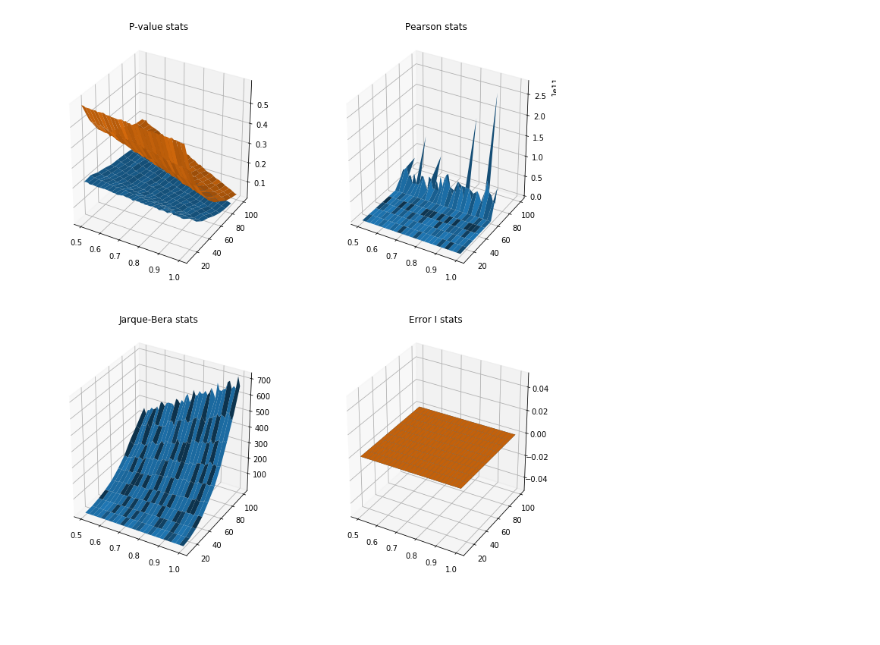
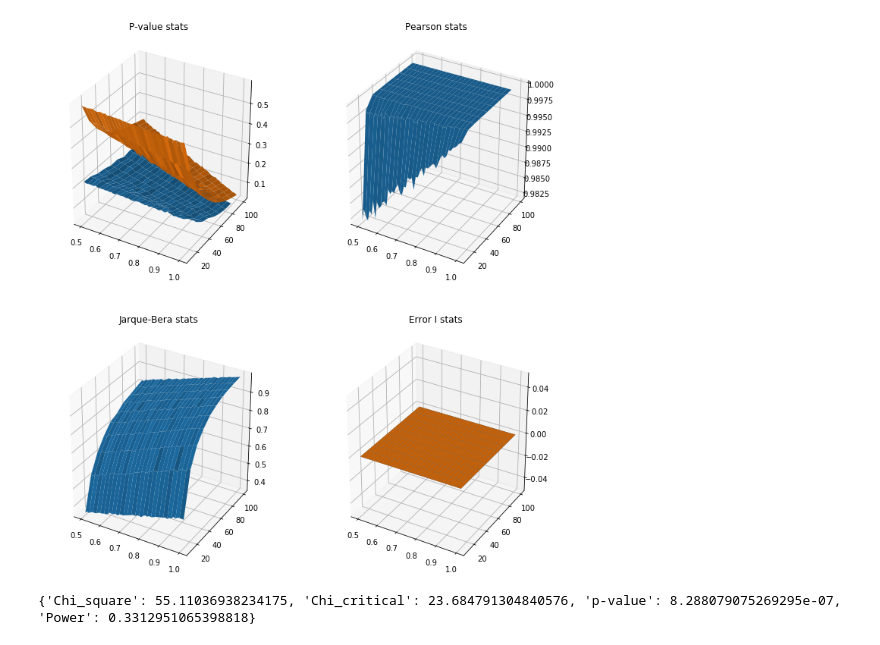
Before and after one commit to SkymeFactor/AppMath, a Jupyter notebook: Lab2/Lab-2.ipynb, the cells around one changed output. Saved outputs shown, nothing was run; the diff lists cells and outputs as text; code cells hidden in the pictures; blank space fills up the shorter version.

Commit message:
feat: statistical power added

```diff
--- a/Lab2/Lab-2.ipynb
+++ b/Lab2/Lab-2.ipynb
@@ -86,7 +86,9 @@ def pearson_test(distribution, significance_level):
     chi_critical = 2 * gammaincinv(k / 2, 1 - significance_level)
     # calculate the p-value
     p_value = 1 - chi2.cdf(chi_sqare, k)
-    return {"Chi_square" : chi_sqare, "Chi_critical" : chi_critical, "p-value" : p_value}
+    # compute the statistical power
+    power = smp.NormalIndPower().solve_power((chi_sqare - m) / sd, n, significance_level)
+    return {"Chi_square" : chi_sqare, "Chi_critical" : chi_critical, "p-value" : p_value, "Power" : power}
 
 '''
 Jarque-Bera's test function.
@@ -112,7 +114,9 @@ def jarque_bera_test (distribution):
     test_score = n/6 *(skewness**2 + kurtosis**2 / 4)
     # compute the p-value
     p_value = 1 - chi2.cdf(test_score, 2)
-    return {"Jarque_Bera" : test_score, "p-value" : p_value}
+    # compute the statistical power
+    power = smp.NormalIndPower().solve_power((test_score - m) / sd, n, 0.05)
+    return {"Jarque_Bera" : test_score, "p-value" : p_value, "Power" : power}
 # %%
 #arr = generate_distribution(100, 0)
 #print(pearson_test(arr[1], 0.05))
@@ -145,40 +149,47 @@ for it_size in enumerate(n):
             arr = generate_distribution(it_size[1], it_prob[1])
             pr = pearson_test(arr[1], 0.05)
             jb = jarque_bera_test(arr[1])
             # bind resulting scores to the temporary arrays
             pr_pval = np.append(pr_pval, pr["p-value"])
             jb_pval = np.append(jb_pval, jb["p-value"])
-            pr_stat = np.append(pr_stat, pr["Chi_square"])
-            jb_stat = np.append(jb_stat, jb["Jarque_Bera"])
+            pr_stat = np.append(pr_stat, pr["Power"])
+            jb_stat = np.append(jb_stat, jb["Power"])
             # check if there are some type I errors
-            if (arr[0] == 'normal' and pr_pval < 0.05):
-                eresp += 1
-            if (arr[0] == 'normal' and jb_pval < 0.05):
-                eresj += 1
+            if (arr[0] == 'normal' and pr_pval < p):
+                eresp[it_size[0], it_prob[0]] += 1
+            if (arr[0] == 'normal' and jb_pval < p):
+                eresj[it_size[0], it_prob[0]] += 1
         # extract mean values of the temporary arrays
         presp[it_size[0], it_prob[0]] = np.mean(pr_pval)
         presj[it_size[0], it_prob[0]] = np.mean(jb_pval)
         sresp[it_size[0], it_prob[0]] = np.mean(pr_stat)
         sresj[it_size[0], it_prob[0]] = np.mean(jb_stat)
 
 # build plots
 fig = plt.figure(figsize=(12, 13))
 ax1 = fig.add_subplot(2, 2, 1, projection='3d')
 ax1.plot_surface(X, Y, presp)
 ax1.plot_surface(X, Y, presj)
 ax1.title.set_text('P-value stats')
 ax2 = fig.add_subplot(2, 2, 2, projection='3d')
 ax2.plot_surface(X, Y, sresp)
 ax2.title.set_text('Pearson stats')
 ax3 = fig.add_subplot(2, 2, 3, projection='3d')
 ax3.plot_surface(X, Y, sresj)
 ax3.title.set_text('Jarque-Bera stats')
 ax4 = fig.add_subplot(2, 2, 4, projection='3d')
 ax4.plot_surface(X, Y, eresp)
 ax4.plot_surface(X, Y, eresj)
 ax4.title.set_text('Error I stats')
 # %% [output]
-[figure, old version]
+[figure, new version]
+# %%
+import statsmodels.stats.power as smp
+
+arr = generate_distribution(100, 0.0)
+print(pearson_test(arr[1], 0.05))
+# %% [output]
+{'Chi_square': 55.11036938234175, 'Chi_critical': 23.684791304840576, 'p-value': 8.288079075269295e-07, 'Power': 0.3312951065398818}
 # %%
 '''
 from numpy import e, inf
```
